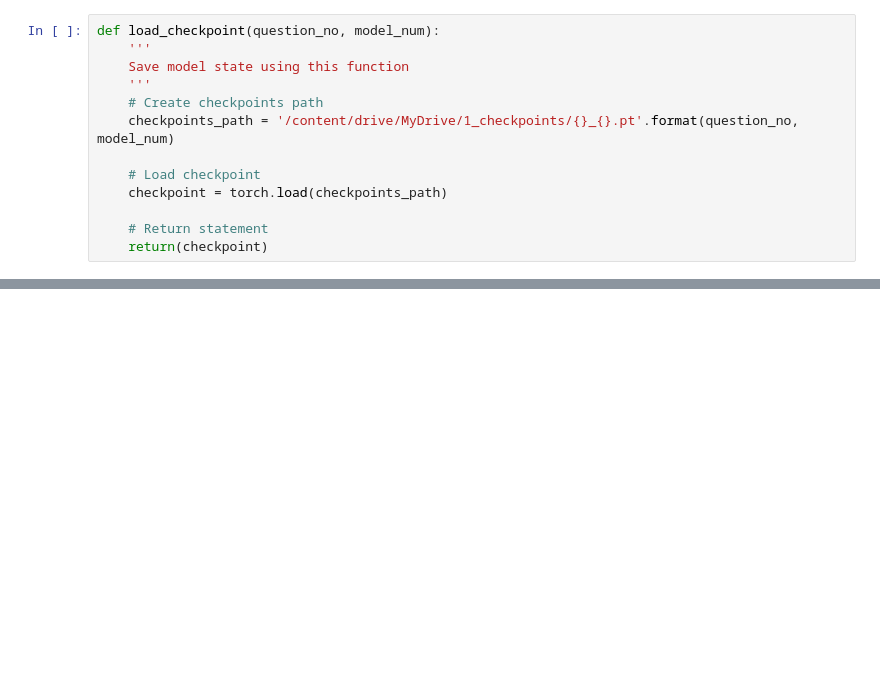
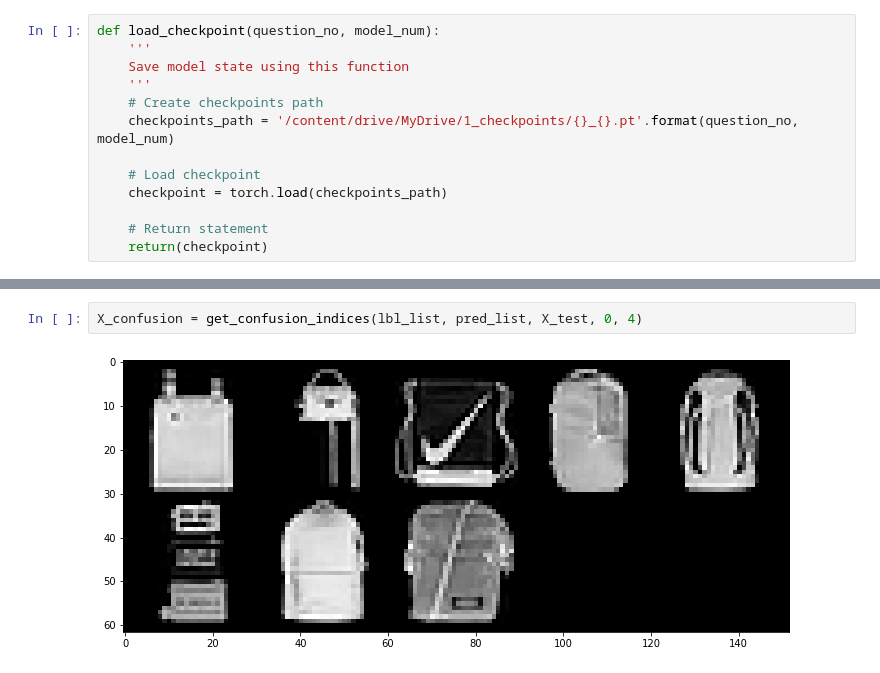
Before and after one commit to akshatgoel92/torch-visualize, a Jupyter notebook: src/3_1.ipynb, the cells around one changed output, grey strips where cells are left out. Cells and saved outputs as stored; diff of their text form; blank space fills up the shorter version.

```diff
--- a/src/3_1.ipynb
+++ b/src/3_1.ipynb
@@ -500,0 +573,4 @@ Accuracy         97.1     98.7  99.0    99.8  98.2
+# %%
+X_confusion = get_confusion_indices(lbl_list, pred_list, X_test, 0, 4)
+# %% [output]
+[figure, added]
```
Also changed, not shown: parts of 14 cells of this notebook, 1 other file.
